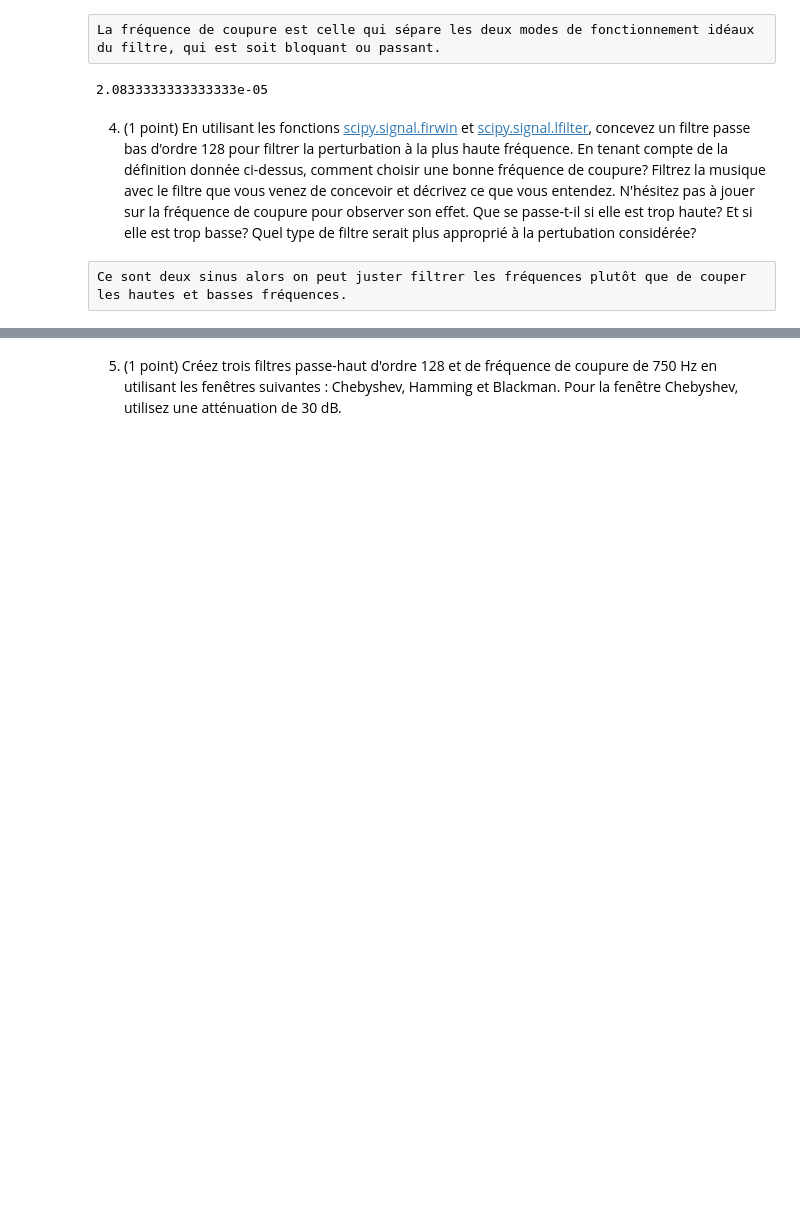
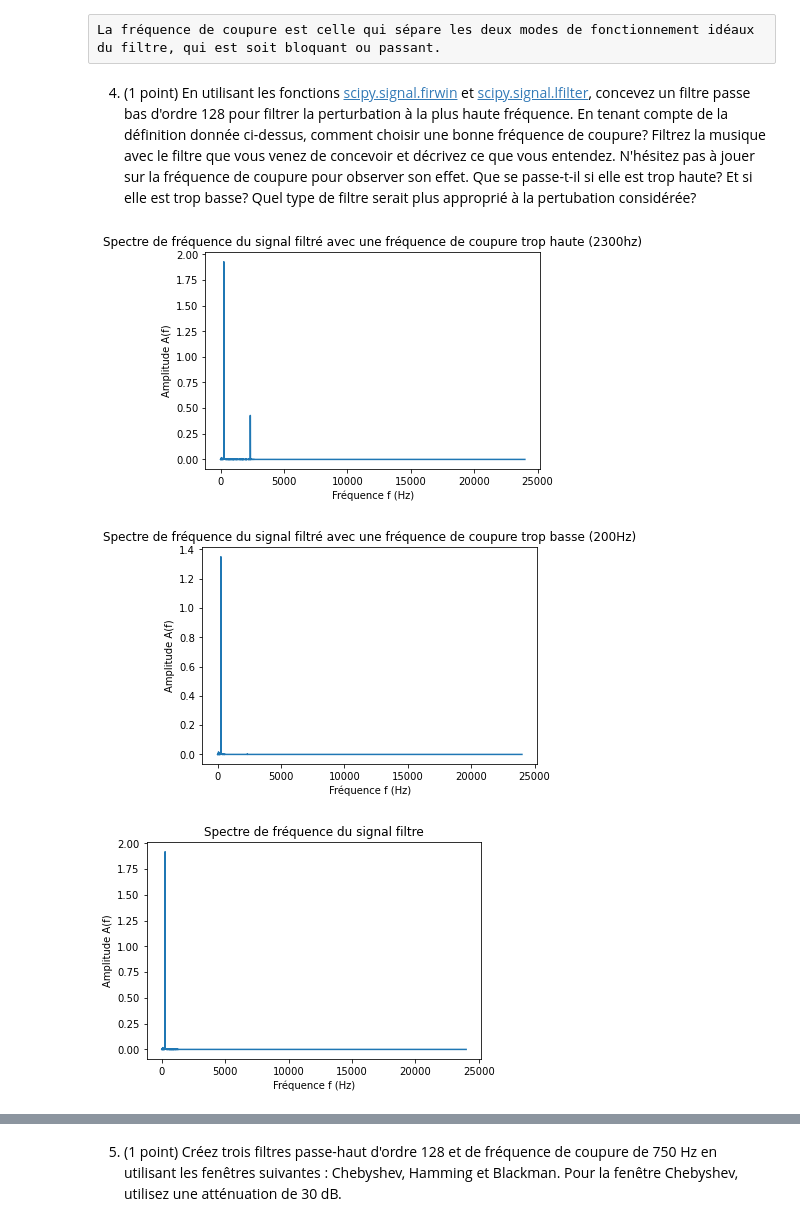
Before and after one commit to treque/imageprocessing, a Jupyter notebook: tp1/lab1_fr.ipynb, the cells around one changed output, grey strips where cells are left out. Drawn from its saved outputs; the diff is of its cells as text; code cells hidden in the pictures; blank space fills up the shorter version.

```diff
--- a/tp1/lab1_fr.ipynb
+++ b/tp1/lab1_fr.ipynb
@@ -497,17 +495,6 @@ Un do (260 Hz) et un ré (2355 Hz). Nous avons pris ces valeurs sur le spectrogr
 Donnez la définition de la fréquence de coupure.
 # %% [raw]
 La fréquence de coupure est celle qui sépare les deux modes de fonctionnement idéaux du filtre, qui est soit bloquant ou passant.
-# %%
-periode = 1 / frequence
-print(periode)
-
-def rect(periode, t):
-    if (abs(t) > T/2):
-        return 0
-    elif (abs(t) <= T/2):
-        return 1
-# %% [output]
-2.0833333333333333e-05
 # %% [markdown]
 4. (1 point) En utilisant les fonctions [scipy.signal.firwin](https://docs.scipy.org/doc/scipy/reference/generated/scipy.signal.firwin.html) et [scipy.signal.lfilter](https://docs.scipy.org/doc/scipy/reference/generated/scipy.signal.lfilter.html), concevez un filtre passe bas d'ordre 128 pour filtrer la perturbation à la plus haute fréquence.  En tenant compte de la définition donnée ci-dessus, comment choisir une bonne fréquence de coupure? Filtrez la musique avec le filtre que vous venez de concevoir et décrivez ce que vous entendez. N'hésitez pas à jouer sur la fréquence de coupure pour observer son effet.
 Que se passe-t-il si elle est trop haute? Et si elle est trop basse? Quel type de filtre serait plus approprié à la pertubation considérée?
@@ -516,2 +501,46 @@ Que se passe-t-il si elle est trop haute? Et si elle est trop basse? Quel type d
-# %% [raw]
-Ce sont deux sinus alors on peut juster filtrer les fréquences plutôt que de couper les hautes et basses fréquences.
+# %%
+## Code ##
+
+def low_cut_filter(x, fs, cutoff):
+    nyquist = fs // 2
+    norm_cutoff = cutoff / nyquist
+    order = 128
+    fil = firwin(order + 1, norm_cutoff, pass_zero='lowpass') #fir
+
+    lcf_x = lfilter(fil, 1, x)
+
+    return lcf_x
+
+
+f_coupure_trop_haute = 2300
+filtered_signal = low_cut_filter(signal, frequence, f_coupure_trop_haute)
+(freq, amp) = getfft(filtered_signal, frequence)
+plt.plot(freq, amp)
+plt.title('Spectre de fréquence du signal filtré avec une fréquence de coupure trop haute (2300hz)')
+plt.xlabel('Fréquence f (Hz)')
+plt.ylabel('Amplitude A(f)')
+plt.show()
+
+f_coupure_trop_basse = 200
+filtered_signal = low_cut_filter(signal, frequence, f_coupure_trop_basse)
+(freq, amp) = getfft(filtered_signal, frequence)
+plt.plot(freq, amp)
+plt.title('Spectre de fréquence du signal filtré avec une fréquence de coupure trop basse (200Hz)')
+plt.xlabel('Fréquence f (Hz)')
+plt.ylabel('Amplitude A(f)')
+plt.show()
+
+f_coupure = 1200
+filtered_signal = low_cut_filter(signal, frequence, f_coupure)
+(freq, amp) = getfft(filtered_signal, frequence)
+plt.plot(freq, amp)
+plt.title('Spectre de fréquence du signal filtre')
+plt.xlabel('Fréquence f (Hz)')
+plt.ylabel('Amplitude A(f)')
+plt.show()
+
+ipd.Audio(filtered_signal, rate=frequence)
+# %% [output]
+[figure, added]
+[figure, added]
+[figure, added]
```
Also changed, not shown: parts of 8 cells of this notebook.
